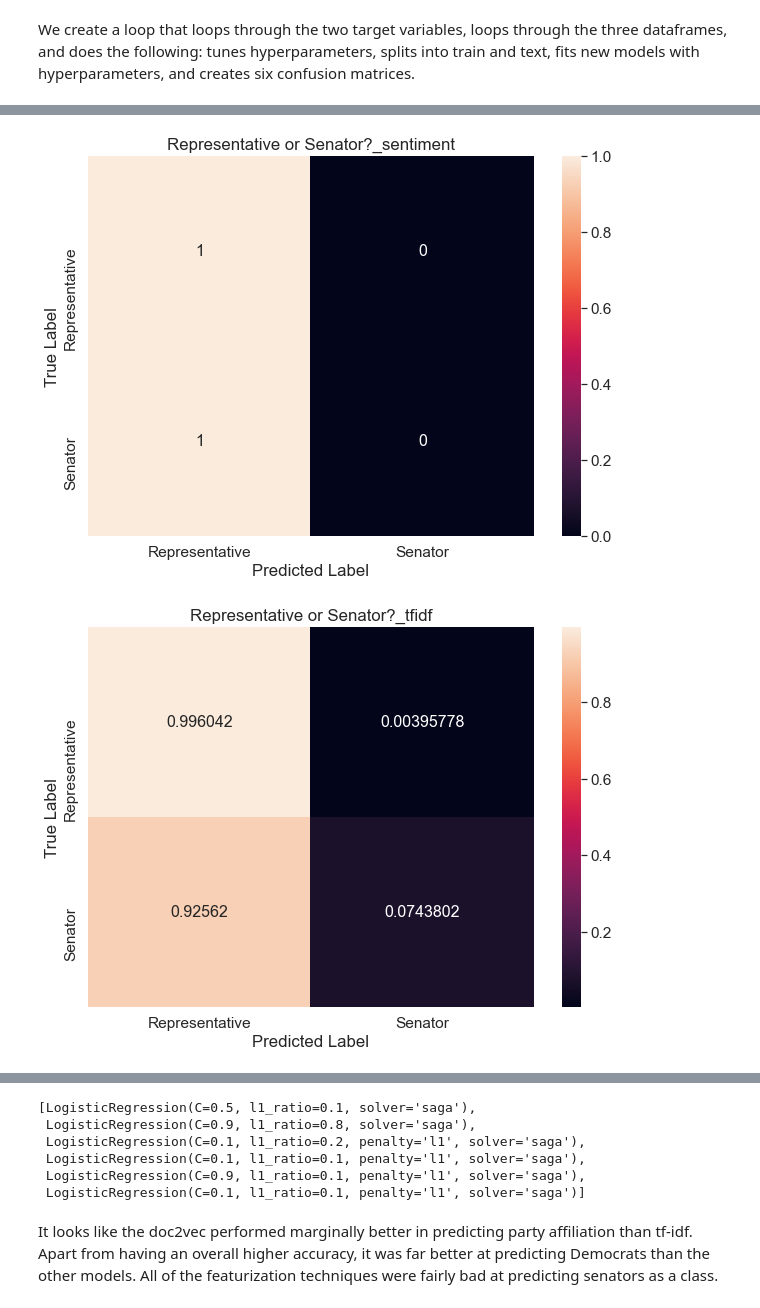
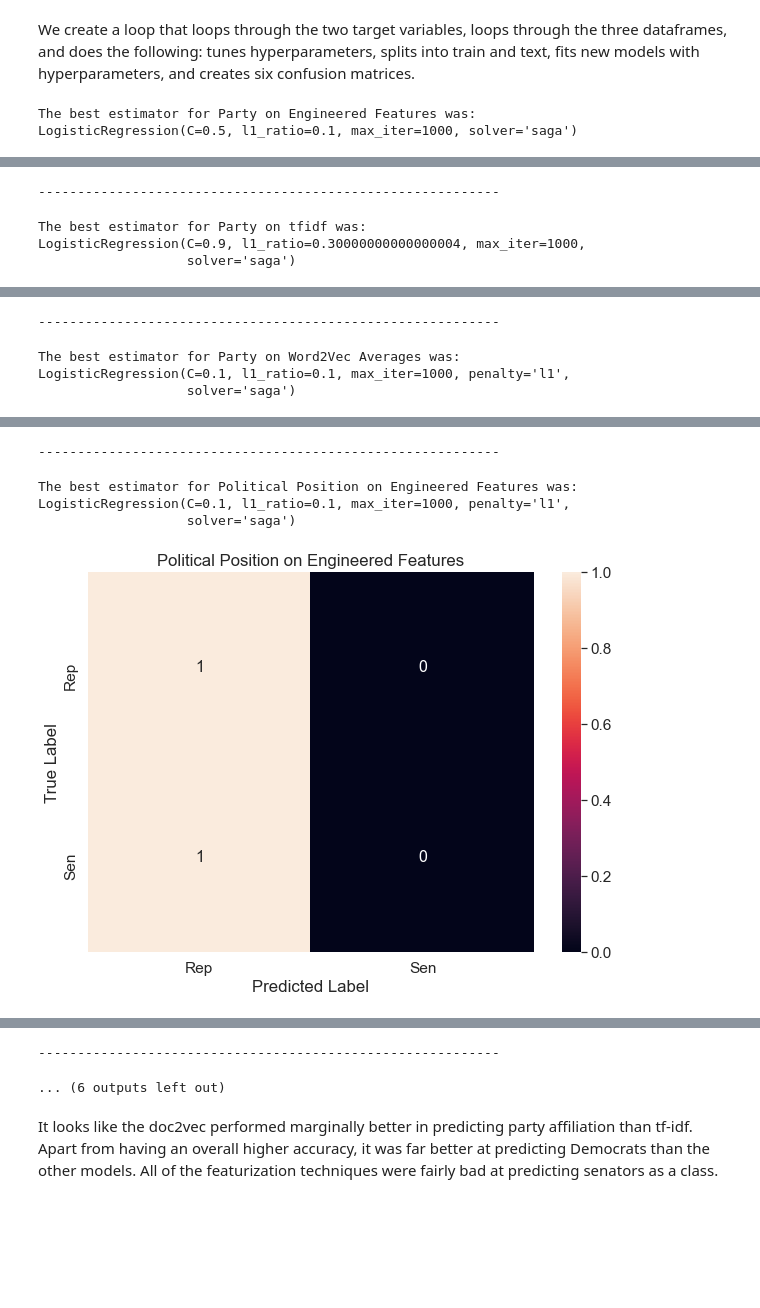
Before and after one commit to paulbsalamanca/CSS-Project-5-Team-6-Spring-2021, a Jupyter notebook: Project 5 Student.ipynb, the cells around one changed output, grey strips where cells are left out. Drawn from its saved outputs; the diff is of its cells as text; code cells hidden in the pictures; blank space fills up the shorter version.

```diff
--- a/Project 5 Student.ipynb
+++ b/Project 5 Student.ipynb
@@ -1363,4 +1353,4 @@ from sklearn.preprocessing import LabelBinarizer
 
 lb_style = LabelBinarizer()
 y_party = lb_style.fit_transform(congress_tweets['party'].replace('Independent','Democrat')) # predict party affiliation
-y_position = lb_style.fit_transform(congress_tweets['position'].replace('Independent','Democrat')) # predict position
+y_position = lb_style.fit_transform(congress_tweets['position']) # predict position
@@ -1371,13 +1399,13 @@ target = [y_party, y_position] # the target variables
 
 all_Xs = [X_sentiment, tfidf_matrix, X_std] # the 3 dfs
 
-X_title = ['_sentiment', '_tfidf', '_doc2vec'] # the 3 df titles
+X_title = ['Engineered Features', 'tfidf', 'Word2Vec Averages'] # the 3 df titles
 
-target_title = ['Party', 'Representative or Senator?'] # the title of the model
+target_title = ['Party', 'Political Position'] # the title of the model
 
-cm_cols = [{0: "Democrat", 1: "Republican"}, {0: "Representative", 1: "Senator"}] # dims of cm
+cm_cols = [confusion_party, confusion_pos] # dims of cm
 
-cm_cols_index = [["Democrat", "Republican"], ["Representative", "Senator"]] # indices of cm
+cm_cols_index = [list(confusion_party.values()), list(confusion_pos.values())] # indices of cm
 # %% [markdown]
 We create a loop that loops through the two target variables, loops through the three dataframes, and does the following: tunes hyperparameters, splits into train and text, fits new models with hyperparameters, and creates six confusion matrices.
 # %%
@@ -1397,9 +1425,10 @@ for target_vals, target_name, cmc, cmci in zip(target, target_title, cm_cols, cm
         param_grid = {'penalty': ['l1', 'l2', 'elasticnet'],
              'C': np.arange(.1, 1, .1),
              'solver': ['saga'],
-            'l1_ratio': np.arange(0.1,0.9,0.1)}
+            'l1_ratio': np.arange(0.1,0.9,0.1),
+            'max_iter': [1000]}
 
-        log_grid_reg = GridSearchCV(logit_init, param_grid, cv=3, iid=False,
+        log_grid_reg = GridSearchCV(logit_init, param_grid, cv=3,
                         scoring=['accuracy', 'precision', 'recall', 'f1'], n_jobs = -1,
                        refit = 'accuracy')
 
@@ -1415,6 +1444,9 @@ for target_vals, target_name, cmc, cmci in zip(target, target_title, cm_cols, cm
         logit_reg = log_grid_reg.best_estimator_
 
         model_params.append(logit_reg) # save the hyperparameters for later
+
+        print("The best estimator for " + target_name + " on " + X_name + " was:")
+        print(log_grid_reg.best_estimator_)
 
         logit_model = logit_reg.fit(X_train, y_train.ravel())
 
@@ -1434,8 +1466,16 @@ for target_vals, target_name, cmc, cmci in zip(target, target_title, cm_cols, cm
                    annot_kws={"size": 16},
                    fmt='g')
 
-        plt.title(target_name + X_name)
+        plt.title(target_name + " on " + X_name)
         plt.xlabel("Predicted Label")
         plt.ylabel("True Label")
         plt.show()
+
+        print()
+
+        print("-----------------------------------------------------------")
+
+        print()
 # %% [output]
+The best estimator for Party on Engineered Features was:
+LogisticRegression(C=0.5, l1_ratio=0.1, max_iter=1000, solver='saga')
@@ -1442,0 +1483,4 @@ for target_vals, target_name, cmc, cmci in zip(target, target_title, cm_cols, cm
+-----------------------------------------------------------
+The best estimator for Party on tfidf was:
+LogisticRegression(C=0.9, l1_ratio=0.30000000000000004, max_iter=1000,
+                   solver='saga')
@@ -1443,0 +1488,4 @@ for target_vals, target_name, cmc, cmci in zip(target, target_title, cm_cols, cm
+-----------------------------------------------------------
+The best estimator for Party on Word2Vec Averages was:
+LogisticRegression(C=0.1, l1_ratio=0.1, max_iter=1000, penalty='l1',
+                   solver='saga')
@@ -1445,2 +1493,5 @@ for target_vals, target_name, cmc, cmci in zip(target, target_title, cm_cols, cm
+-----------------------------------------------------------
+The best estimator for Political Position on Engineered Features was:
+LogisticRegression(C=0.1, l1_ratio=0.1, max_iter=1000, penalty='l1',
+                   solver='saga')
-[figure, old version]
+[figure, new version]
-[figure, removed]
@@ -1448,12 +1498,5 @@ for target_vals, target_name, cmc, cmci in zip(target, target_title, cm_cols, cm
+-----------------------------------------------------------
+... (6 outputs left out)
-# %%
-model_params
-# %% [output]
-[LogisticRegression(C=0.5, l1_ratio=0.1, solver='saga'),
- LogisticRegression(C=0.9, l1_ratio=0.8, solver='saga'),
- LogisticRegression(C=0.1, l1_ratio=0.2, penalty='l1', solver='saga'),
- LogisticRegression(C=0.1, l1_ratio=0.1, penalty='l1', solver='saga'),
- LogisticRegression(C=0.9, l1_ratio=0.1, penalty='l1', solver='saga'),
- LogisticRegression(C=0.1, l1_ratio=0.1, penalty='l1', solver='saga')]
 # %% [markdown]
 It looks like the doc2vec performed marginally better in predicting party affiliation than tf-idf. Apart from having an overall higher accuracy, it was far better at predicting Democrats than the other models. All of the featurization techniques were fairly bad at predicting senators as a class.
 # %% [markdown]
```
Also changed, not shown: parts of 30 cells of this notebook.
